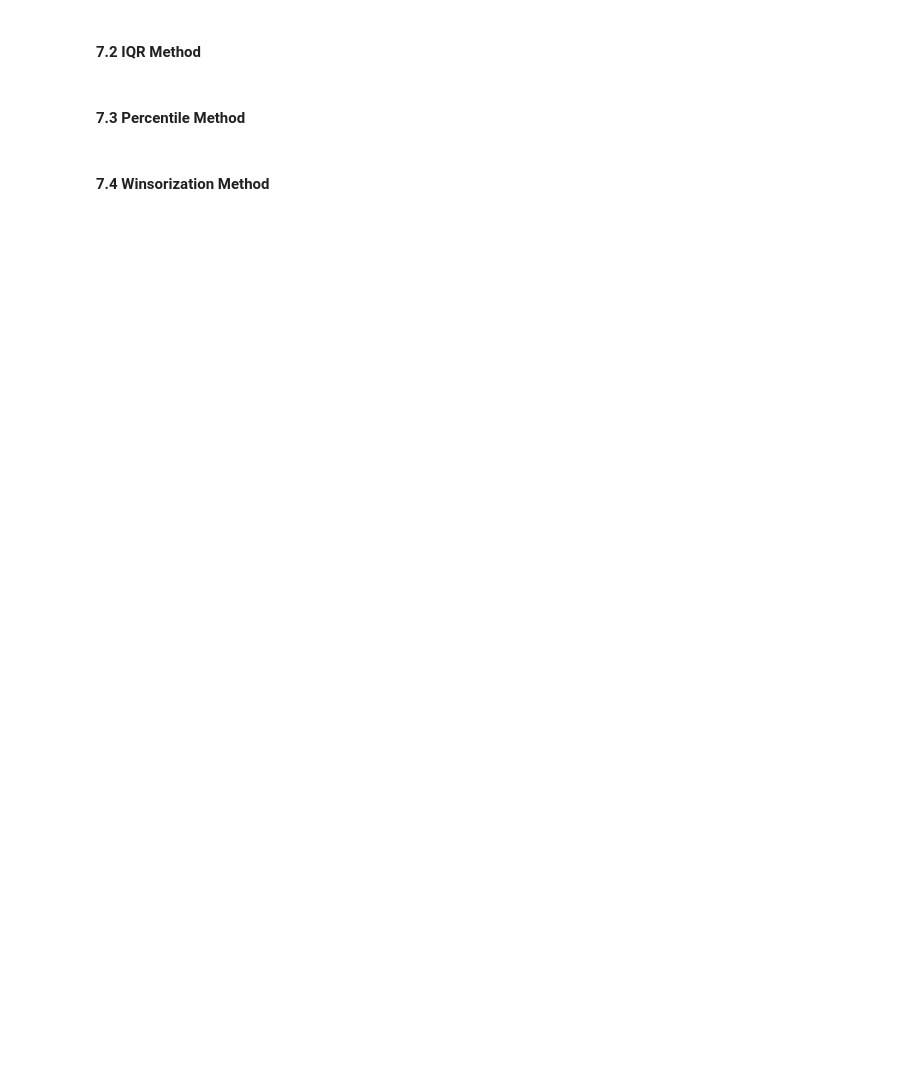
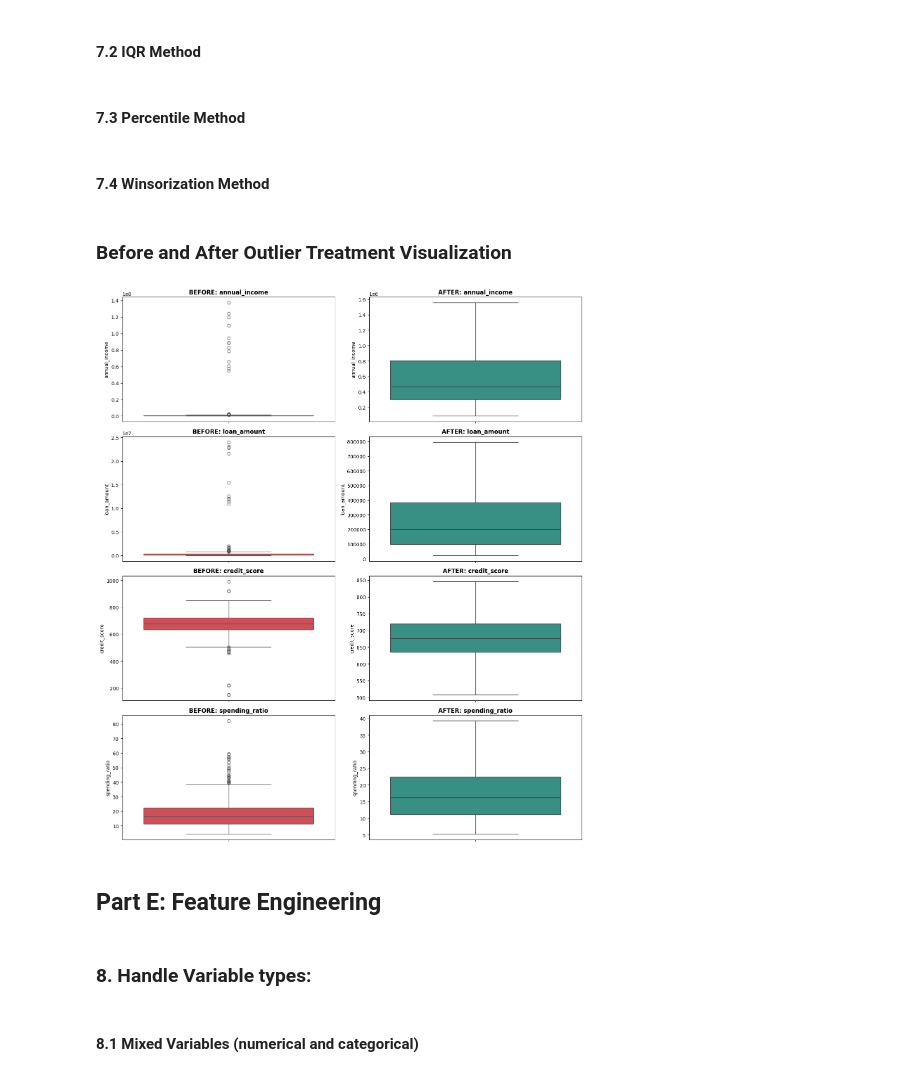
Before and after one commit to ah1331/rw, a Jupyter notebook: DPFE/final/a.ipynb, the cells around one changed output. Saved outputs shown, nothing was run; the diff lists cells and outputs as text; code cells hidden in the pictures; blank space fills up the shorter version.

```diff
--- a/DPFE/final/a.ipynb
+++ b/DPFE/final/a.ipynb
@@ -213,6 +267,49 @@ dtype: int64
 # %% [markdown]
 #### 7.2 IQR Method
+# %%
+
+q3 = df['annual_income'].quantile(0.75)
+q1 = df['annual_income'].quantile(0.25)
+
+iqr = q3 - q1
+
+lower_bound = q1 - 1.5 * iqr
+upper_bound = q3 + 1.5 * iqr
+
+df['annual_income'] = df['annual_income'].clip(lower=lower_bound, upper=upper_bound)
 # %% [markdown]
 #### 7.3 Percentile Method
+# %%
+lower_percentile = df['loan_amount'].quantile(0.01)
+upper_percentile = df['loan_amount'].quantile(0.99)
+
+df['loan_amount'] = df['loan_amount'].clip(lower=lower_percentile, upper=upper_percentile)
 # %% [markdown]
 #### 7.4 Winsorization Method
+# %%
+df['spending_ratio'] = winsorize(df['spending_ratio'], limits=[0.01, 0.01])
+# %% [markdown]
+### Before and After Outlier Treatment Visualization
+# %%
+main_cols = ['annual_income', 'loan_amount', 'credit_score', 'spending_ratio']
+
+fig, axes = plt.subplots(4, 2, figsize=(14, 16))
+
+for i, col in enumerate(main_cols):
+
+    sns.boxplot(y=df_copy[col], ax=axes[i, 0], color='#e63946')
+    axes[i, 0].set_title(f'BEFORE: {col}', fontsize=12, fontweight='bold',)
+
+    sns.boxplot(y=df[col], ax=axes[i, 1], color='#2a9d8f',showfliers=False)
+    axes[i, 1].set_title(f'AFTER: {col}', fontsize=12, fontweight='bold')
+
+plt.tight_layout()
+plt.show()
+# %% [output]
+[figure, added]
+# %% [markdown]
+## Part E: Feature Engineering
+# %% [markdown]
+### 8. Handle Variable types:
+# %% [markdown]
+#### 8.1 Mixed Variables (numerical and categorical)
```
Also changed, not shown: parts of 29 cells of this notebook, 1 other file.
